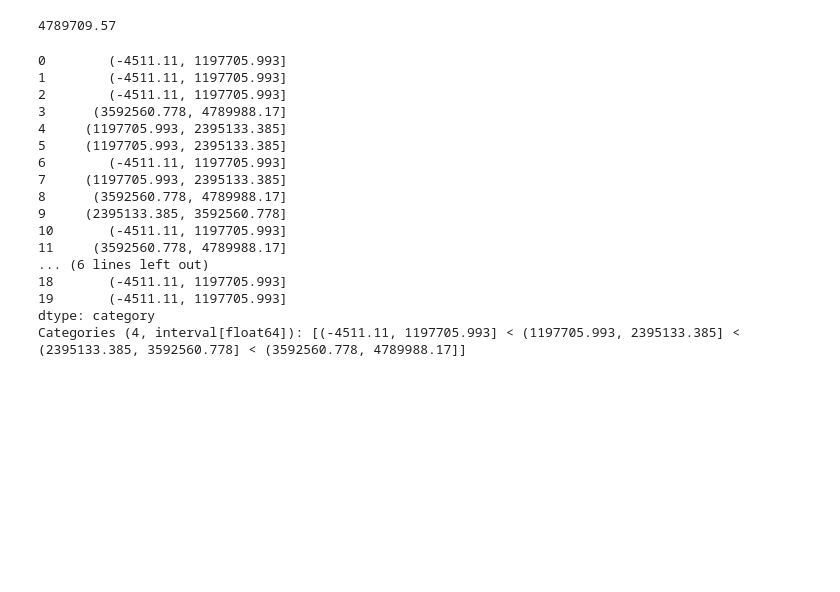
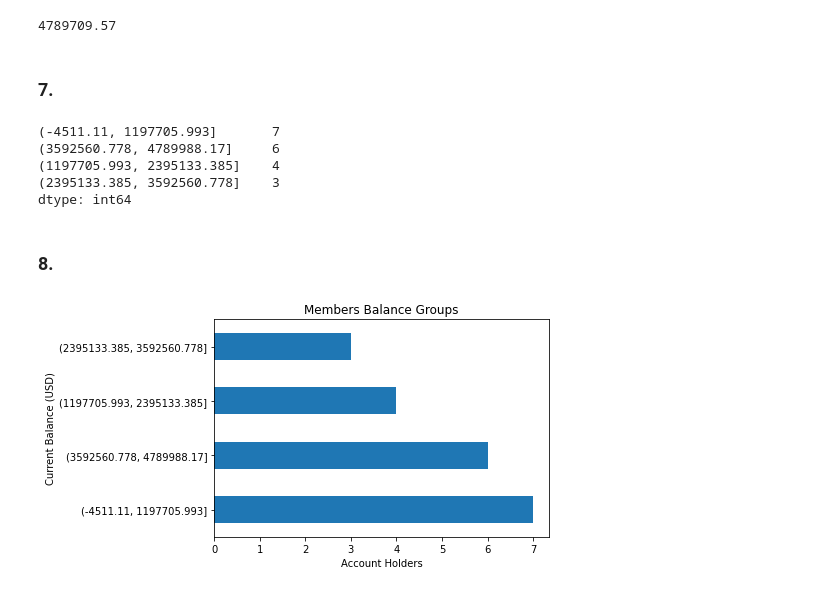
Before and after one commit to wheelerjoshua/numpy-pandas-visualization-exercises, a Jupyter notebook: pandas_series.ipynb, the cells around one changed output. Drawn from its saved outputs; the diff is of its cells as text; code cells hidden in the pictures; blank space fills up the shorter version.

```diff
--- a/pandas_series.ipynb
+++ b/pandas_series.ipynb
@@ -416,25 +445,26 @@ numbers.min()
 numbers.max() - numbers.min()
 # %% [output]
 4789709.57
-# %%
-pd.cut(numbers, bins = 4)
-# %% [output]
-0        (-4511.11, 1197705.993]
-1        (-4511.11, 1197705.993]
-2        (-4511.11, 1197705.993]
-3      (3592560.778, 4789988.17]
-4     (1197705.993, 2395133.385]
-5     (1197705.993, 2395133.385]
-6        (-4511.11, 1197705.993]
-7     (1197705.993, 2395133.385]
-8      (3592560.778, 4789988.17]
-9     (2395133.385, 3592560.778]
-10       (-4511.11, 1197705.993]
-11     (3592560.778, 4789988.17]
-... (6 lines left out)
-18       (-4511.11, 1197705.993]
-19       (-4511.11, 1197705.993]
-dtype: category
-Categories (4, interval[float64]): [(-4511.11, 1197705.993] < (1197705.993, 2395133.385] < (2395133.385, 3592560.778] < (3592560.778, 4789988.17]]
+# %% [markdown]
+### 7.
 # %%
-#
+pd.cut(numbers, 4,).value_counts()
+# %% [output]
+(-4511.11, 1197705.993]       7
+(3592560.778, 4789988.17]     6
+(1197705.993, 2395133.385]    4
+(2395133.385, 3592560.778]    3
+dtype: int64
+# %% [markdown]
+### 8.
+# %%
+# pd.cut(numbers, 4, labels = ['Under $1M',
+#                               '$1M - $1.9M',
+#                               '$1.9M - $4.1M',
+#                               '$4.1M - $4.7']).value_counts().plot.barh()
+pd.cut(numbers, bins = 4).value_counts().plot.barh()
+plt.xlabel('Account Holders')
+plt.ylabel('Current Balance (USD)')
+plt.title ('Members Balance Groups');
+# %% [output]
+[figure, added]
```
Also changed, not shown: parts of 40 cells of this notebook, 1 other file.
